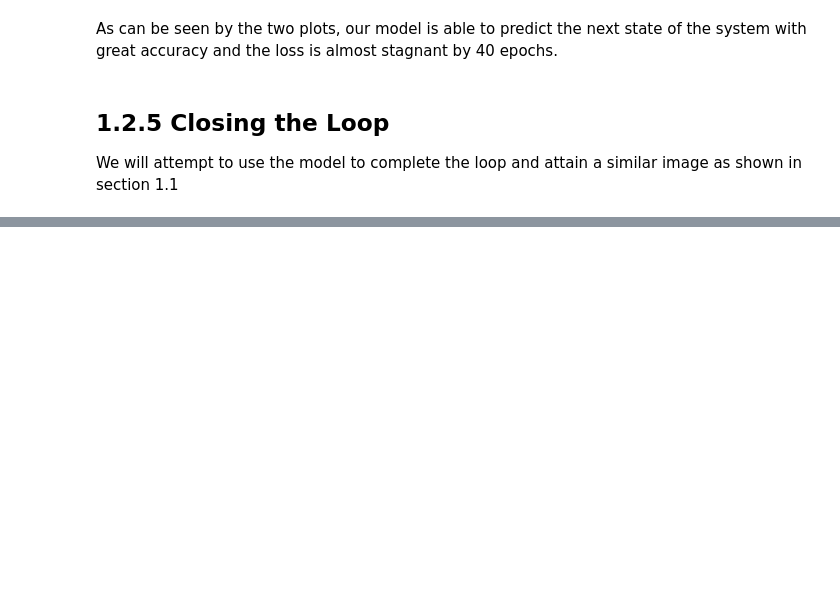
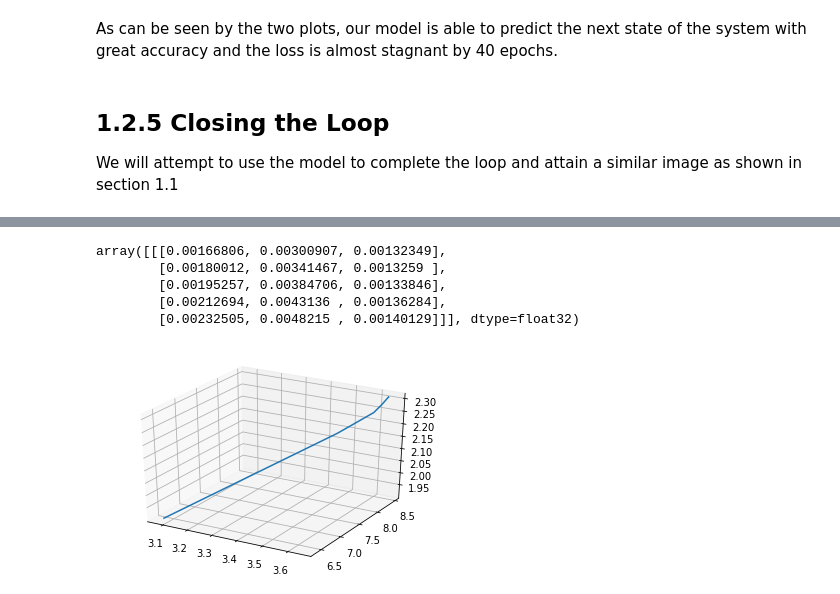
Before and after one commit to SheilKumar/DynamicSystemRNNs, a Jupyter notebook: DynamicSystems.ipynb, the cells around one changed output, grey strips where cells are left out. Cells and saved outputs as stored; diff of their text form; code cells hidden in the pictures; blank space fills up the shorter version.

```diff
--- a/DynamicSystems.ipynb
+++ b/DynamicSystems.ipynb
@@ -163,8 +163,25 @@ plt.show()
 # %%
-new_data = np.array([[y_range[i+j]for i in range(5)] for j in range(300)])
+new_data = np.array([[y_range[i+j]for i in range(5)] for j in range(1)])
 y_new = []
+new_data
+# %% [output]
+array([[[0.00166806, 0.00300907, 0.00132349],
+        [0.00180012, 0.00341467, 0.0013259 ],
+        [0.00195257, 0.00384706, 0.00133846],
+        [0.00212694, 0.0043136 , 0.00136284],
+        [0.00232505, 0.0048215 , 0.00140129]]], dtype=float32)
-# %%
-for i in range(50):
-  y_n = model.predict(new_data)
-  y_new.append(y_n)
-  new_data = np.array([[y_n[j+k]for j in range(5)]for k in range(len(y_n)-5)])
+# %%
+#giving the model only 5 previous states
+for i in range(5000):
+  y_n = np.array(model.predict(new_data))
+  new_data[0][0:3] = new_data[0][1:4]
+  new_data[0][4] = y_n
+  y_new.append(y_n)
+# %%
+fig = plt.figure()
+ax = fig.gca(projection="3d")
+ax.plot(y_new[:, 0,0]*1000, y_new[:,0,1]*1000, y_new[:,0,2]*1000)
+plt.draw()
+plt.show()
+# %% [output]
+[figure, added]
```
Also changed, not shown: parts of 9 cells of this notebook.
